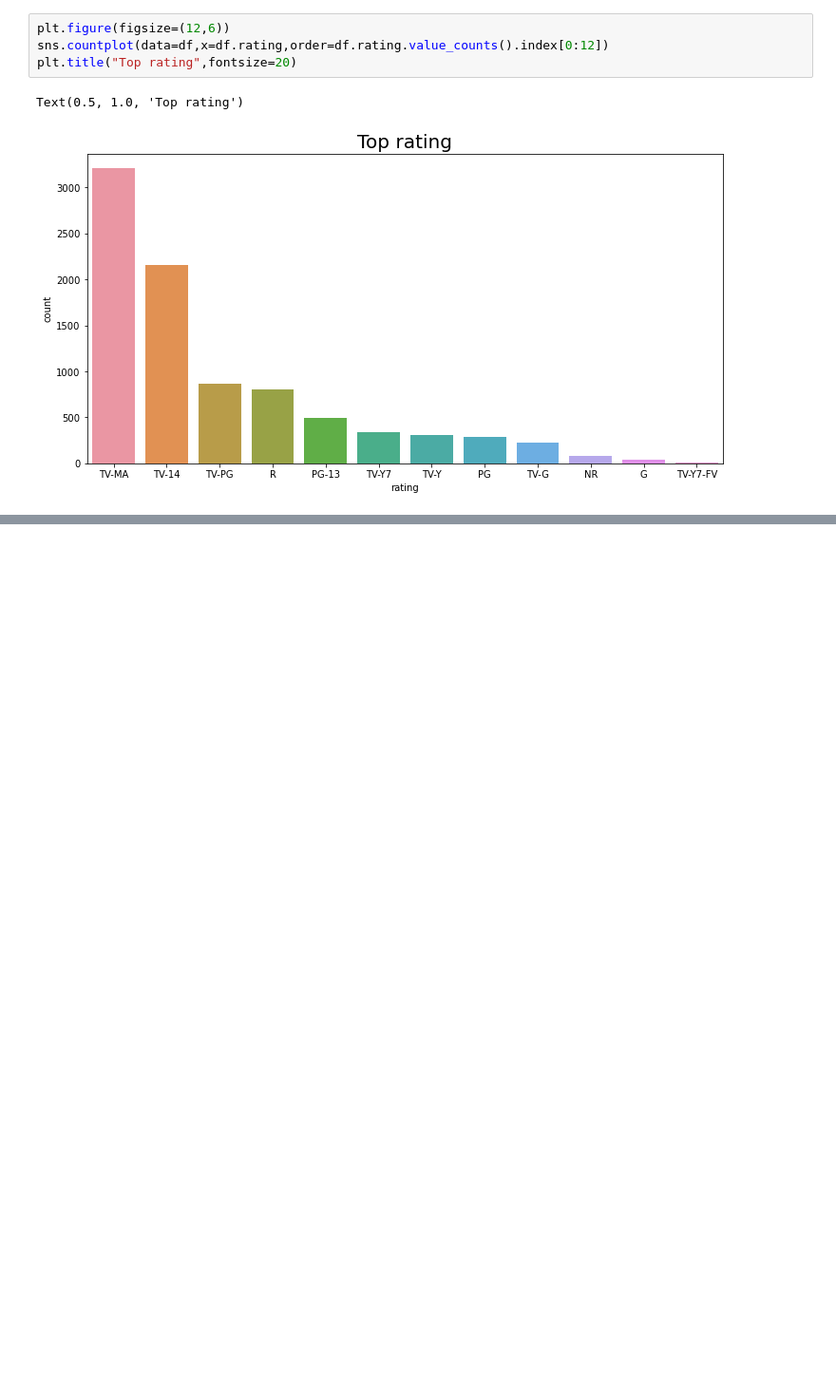
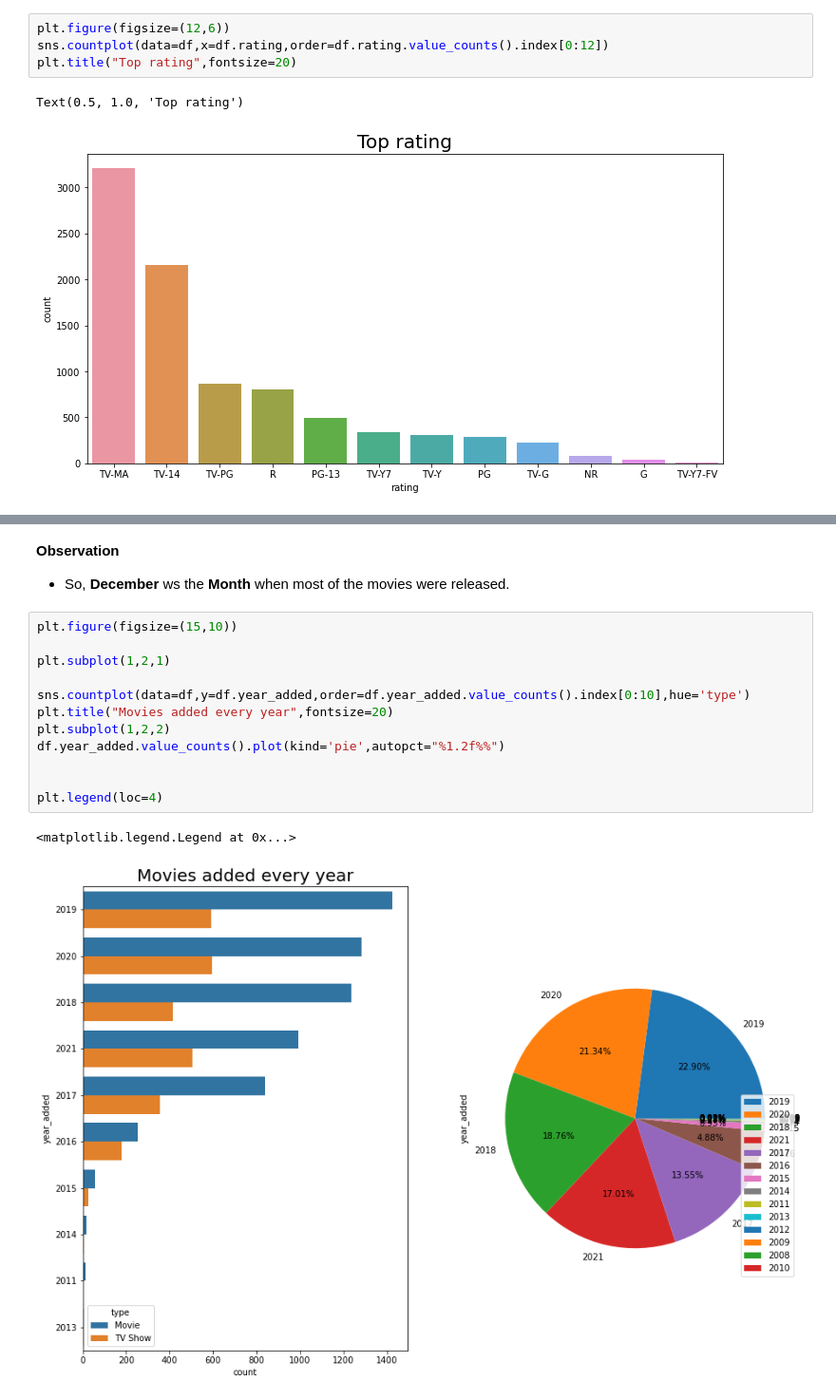
Before and after one commit to Sialsanwal/CodeClause-Movie-Analysis, a Jupyter notebook: Movie Analysis.ipynb, the cells around one changed output, grey strips where cells are left out. Shown at 95% size. Drawn from its saved outputs; the diff is of its cells as text; blank space fills up the shorter version.

```diff
--- a/Movie Analysis.ipynb
+++ b/Movie Analysis.ipynb
@@ -196,0 +174,18 @@ Index(['show_id', 'type', 'title', 'director', 'cast', 'country', 'date_added',
+# %% [markdown]
+**Observation**
+- So, **December** ws the **Month** when most of the movies were released.
+# %%
+plt.figure(figsize=(15,10))
+
+plt.subplot(1,2,1)
+
+sns.countplot(data=df,y=df.year_added,order=df.year_added.value_counts().index[0:10],hue='type')
+plt.title("Movies added every year",fontsize=20)
+plt.subplot(1,2,2)
+df.year_added.value_counts().plot(kind='pie',autopct="%1.2f%%")
+
+
+plt.legend(loc=4)
+# %% [output]
+<matplotlib.legend.Legend at 0x...>
+[figure, added]
```
Also changed, not shown: parts of 25 cells of this notebook.
